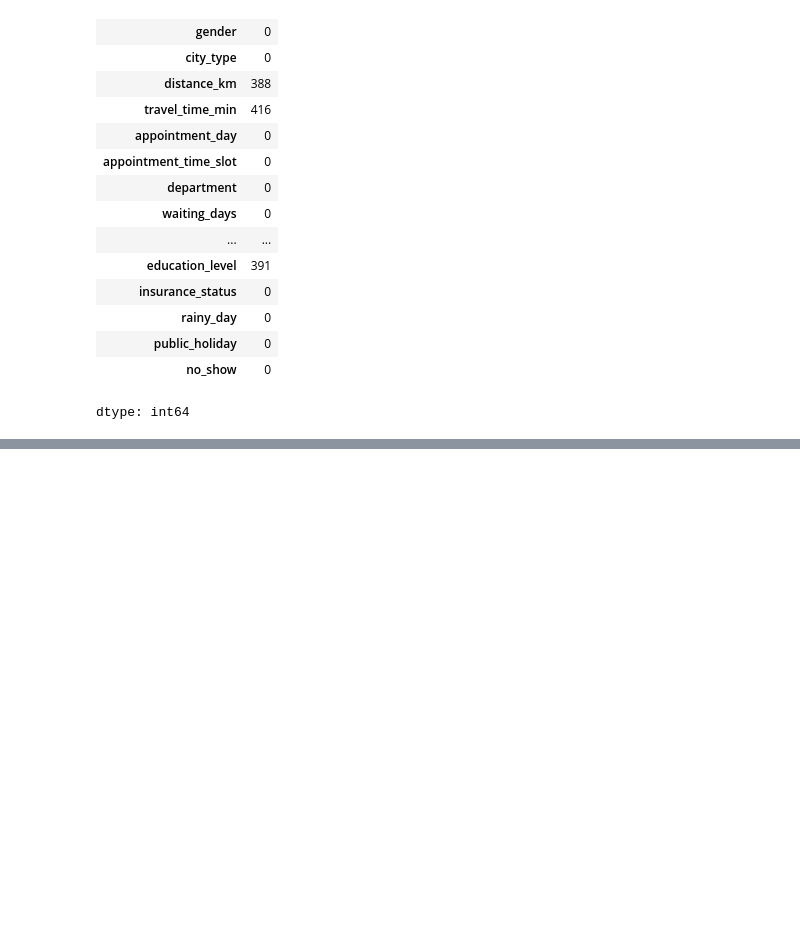
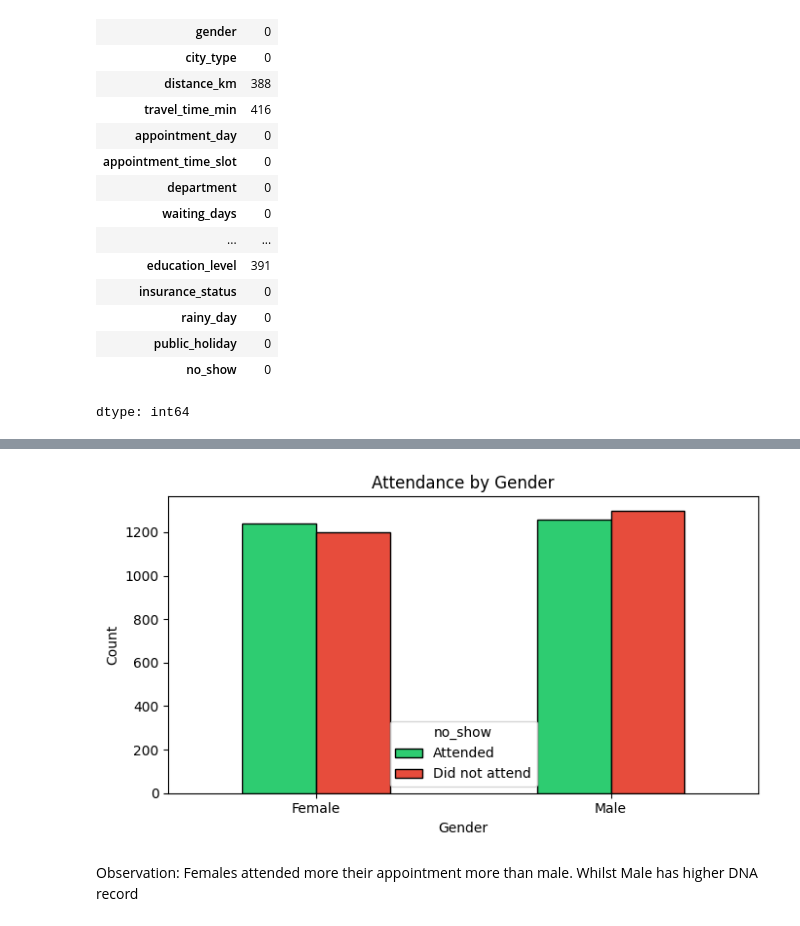
Before and after one commit to IAMLATI/Patient-DNA-Hospital-Appointment, a Jupyter notebook: Patient_Dna.ipynb, the cells around one changed output, grey strips where cells are left out. Saved outputs shown, nothing was run; the diff lists cells and outputs as text; code cells hidden in the pictures; blank space fills up the shorter version.

```diff
--- a/Patient_Dna.ipynb
+++ b/Patient_Dna.ipynb
@@ -81,0 +318,17 @@ dtype: int64
+# %%
+
+ct = pd.crosstab(df['gender'], df['no_show'])
+ct = ct.rename(columns={0: 'Attended', 1: 'Did not attend'})
+ax = ct[['Attended', 'Did not attend']].plot(kind='bar', figsize=(7, 4), edgecolor='black', color=['#2ECC71', '#E74C3C'])
+ax.set_title('Attendance by Gender')
+ax.set_xlabel('Gender')
+ax.set_ylabel('Count')
+plt.xticks(rotation=0)
+plt.tight_layout()
+plt.show()
+# %% [output]
+[figure, added]
+# %% [markdown]
+Observation:
+Females attended more their appointment more than male.
+Whilst Male has higher DNA record
```
Also changed, not shown: parts of 28 cells of this notebook.
